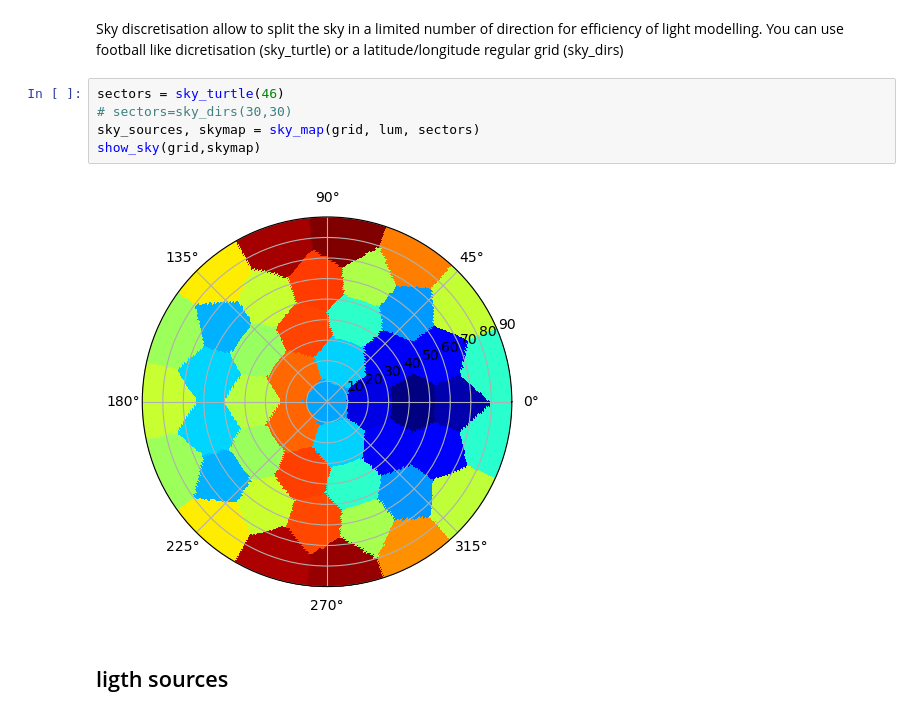
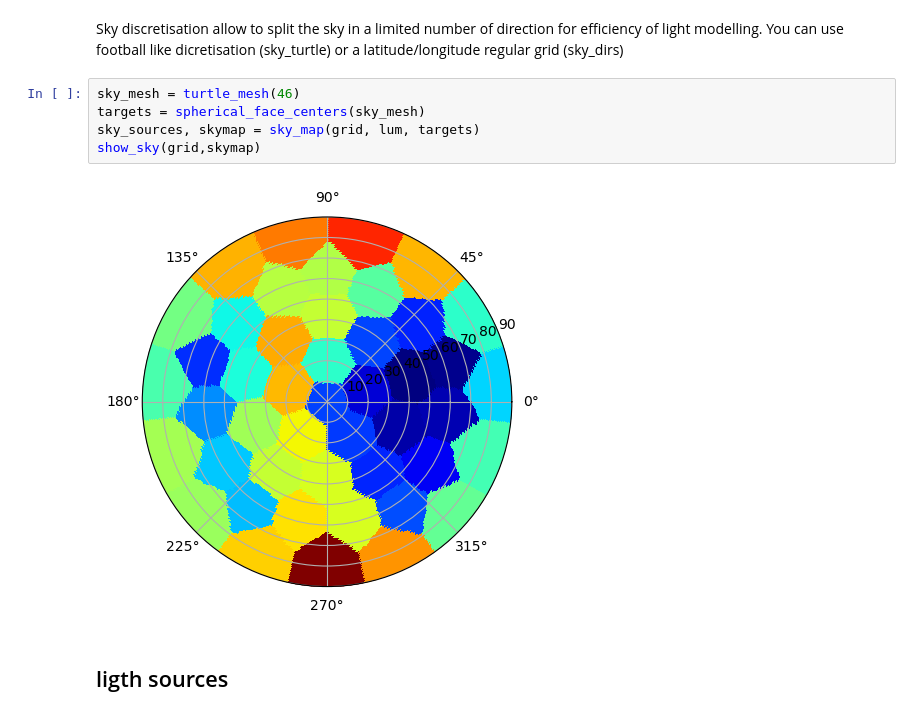
Before and after one commit to openalea-incubator/astk, a Jupyter notebook: example/notebooks/Sky luminance.ipynb, the cells around one changed output. Cells and saved outputs as stored; diff of their text form.

```diff
--- a/example/notebooks/Sky luminance.ipynb
+++ b/example/notebooks/Sky luminance.ipynb
@@ -50,12 +52,12 @@ show_sky(grid, lum)
 Sky discretisation allow to split the sky in a limited number of direction for efficiency of light modelling.
 You can use football like dicretisation (sky_turtle) or a latitude/longitude regular grid (sky_dirs)
 # %%
-sectors = sky_turtle(46)
-# sectors=sky_dirs(30,30)
-sky_sources, skymap = sky_map(grid, lum, sectors)
+sky_mesh = turtle_mesh(46)
+targets = spherical_face_centers(sky_mesh)
+sky_sources, skymap = sky_map(grid, lum, targets)
 show_sky(grid,skymap)
 # %% [output]
-[figure, old version]
+[figure, new version]
 # %% [markdown]
 ##  ligth sources
 # %% [markdown]
```
Also changed, not shown: parts of 4 cells of this notebook, 3 other files.
